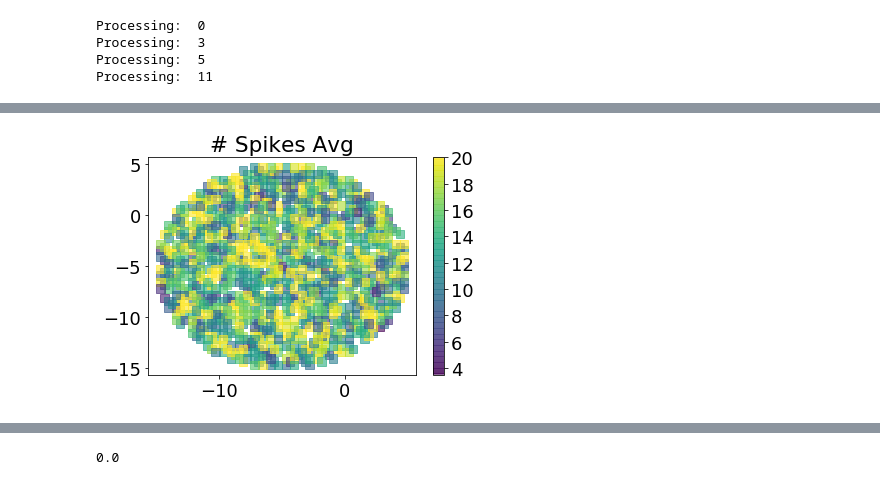
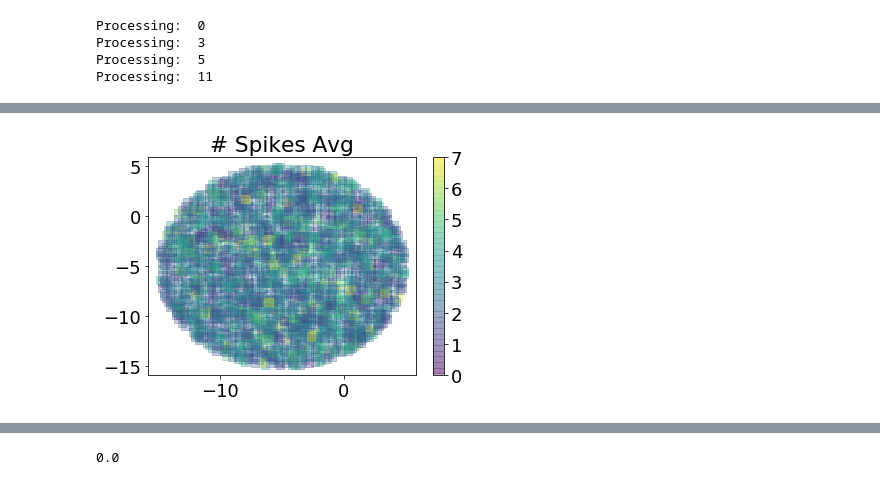
Before and after one commit to TimCSheehan/try_STRF, a Jupyter notebook: attempt_big_grid.ipynb, the cells around one changed output, grey strips where cells are left out. Drawn from its saved outputs; the diff is of its cells as text; code cells hidden in the pictures.

Commit message:
Big Grid Modeling

```diff
--- a/attempt_big_grid.ipynb
+++ b/attempt_big_grid.ipynb
@@ -196,7 +175,6 @@ plt.show()
 # %% [output]
 [figure]
 # %%
-
 def gauss_val(x,sd=1,mu=0):
     y1 = -((x-mu)**2)/(2*sd**2)
     y = (2*np.pi*sd)**-0.5*np.exp(y1)
@@ -208,7 +186,7 @@ gauss_kern = gauss_val(x,5)
 
 def get_spk_vectors(clusts_use=[3,4],do_conv = False):
     pre_offset = -0*1000
-    len_get = 30
+    len_get = 15
 
     stim_labels = list(trials_use.stim_points)
     stim_labels = np.stack(trials_use.stim_points)
@@ -259,0 +241,6 @@ Processing:  0
+# %%
+lTrial = 2000
+trials_use = grid_trials[:lTrial]
+spk_vec_all = get_spk_vectors(np.arange(18),do_conv=False) # all units
+# clust = list(set(spks.cluster))
+# len(clust)
@@ -260,4 +266,6 @@ Processing:  0
 # %%
+spk_vec = spk_vec_all
 tot_spks = np.zeros((len(spk_vec),lTrial))
 for i in range(len(spk_vec)):
     tot_spks[i,:] = [np.sum(spk_vec[i][1]==x) for x in range(lTrial)]
+    #tot_spks[i,:] = [len(spk_vec[i][1])]
@@ -283,9 +313,10 @@ plt.show()
 # %%
 avg_spk = np.mean(tot_spks,axis=0)
+#plt.subplot('111', axisbg='black')
+plt.scatter(loc[0],loc[1],c=avg_spk,alpha=.3,marker='s',s=70,vmax = 7,vmin = 0)
 
-plt.scatter(loc[0],loc[1],c=avg_spk,alpha=.6,marker='s',s=70,vmax = 20)
 plt.title('# Spikes Avg')
 plt.colorbar()
 plt.show()
 # %% [output]
-[figure, old version]
+[figure, new version]
```
Also changed, not shown: parts of 16 cells of this notebook, 3 other files.
